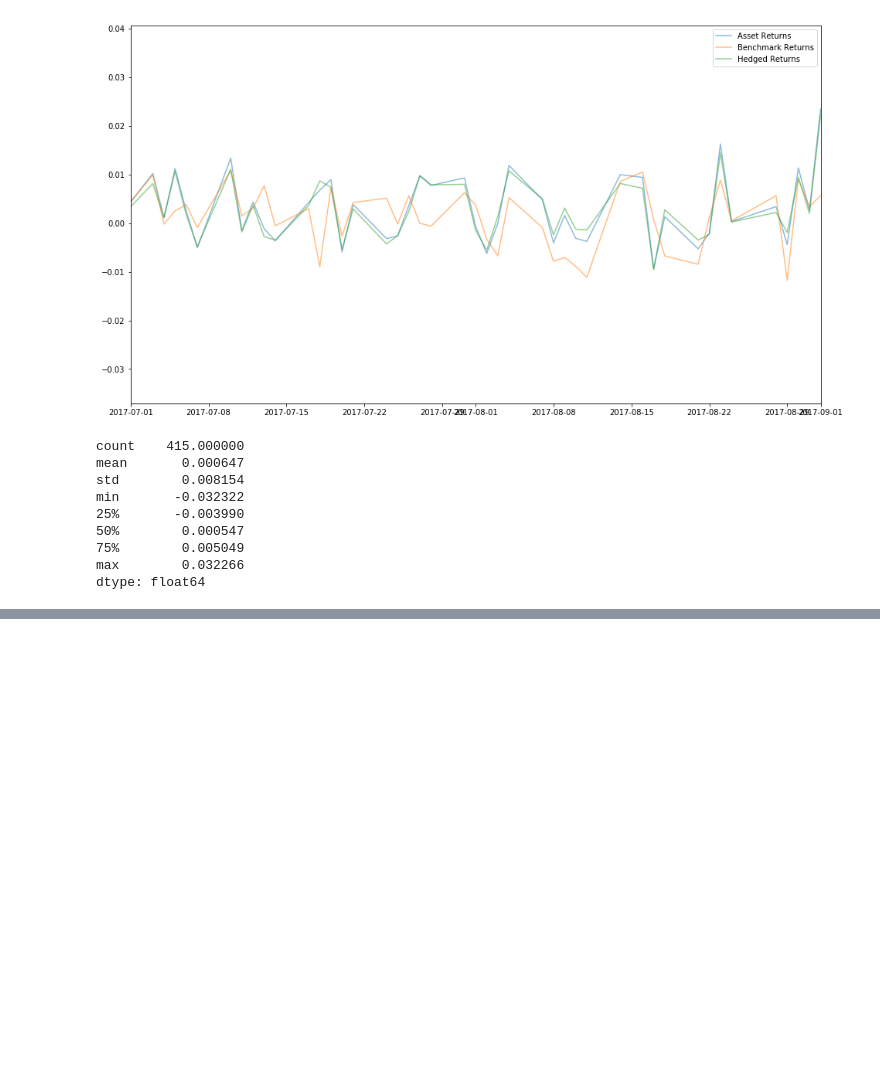
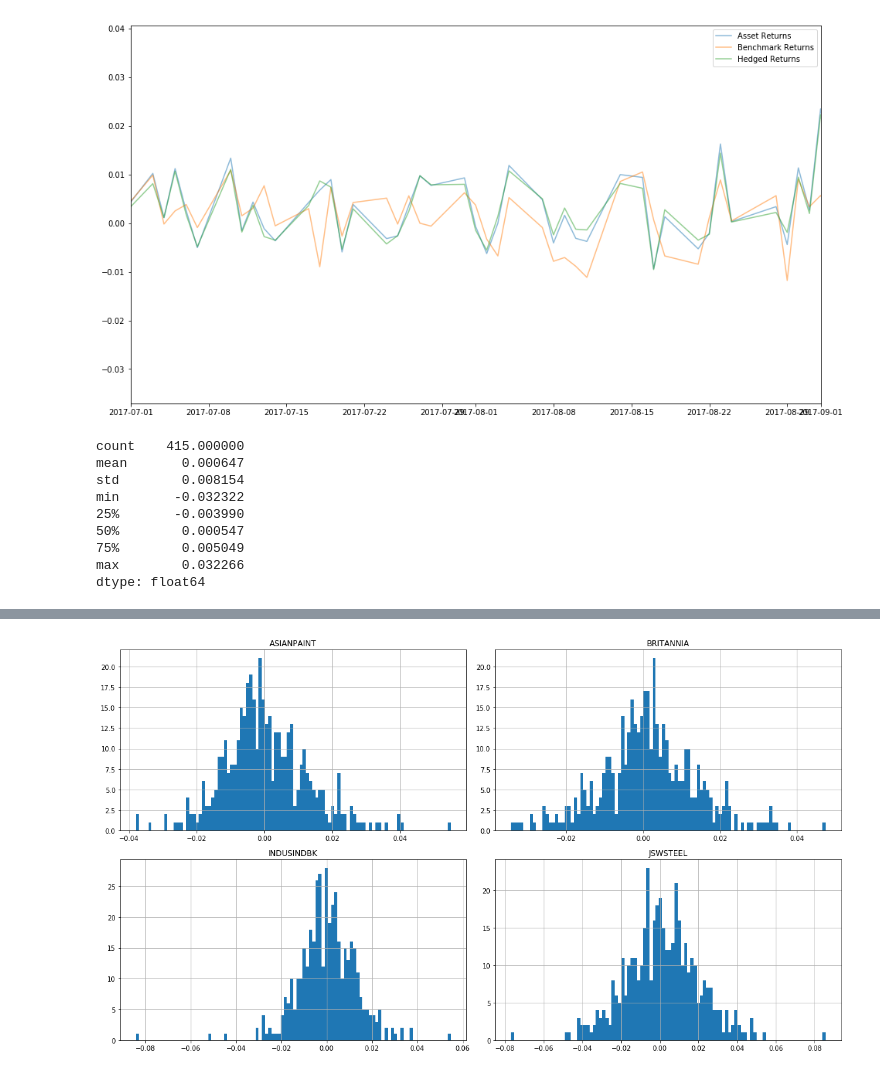
Before and after one commit to magnacore/Portfolio-Optimization-and-Return-Analysis, a Jupyter notebook: Portfolio Optimization and Analysis.ipynb, the cells around one changed output, grey strips where cells are left out. Drawn from its saved outputs; the diff is of its cells as text; code cells hidden in the pictures; blank space fills up the shorter version.

```diff
--- a/Portfolio Optimization and Analysis.ipynb
+++ b/Portfolio Optimization and Analysis.ipynb
@@ -335,0 +361,2 @@ dtype: float64
+# %%
+log_returns = np.log(portfolio_close_price/portfolio_close_price.shift(1))
@@ -335,0 +373,5 @@ dtype: float64
+# %%
+log_returns.hist(bins=100,figsize=(16,9));
+plt.tight_layout()
+# %% [output]
+[figure, added]
```
Also changed, not shown: parts of 32 cells of this notebook.
